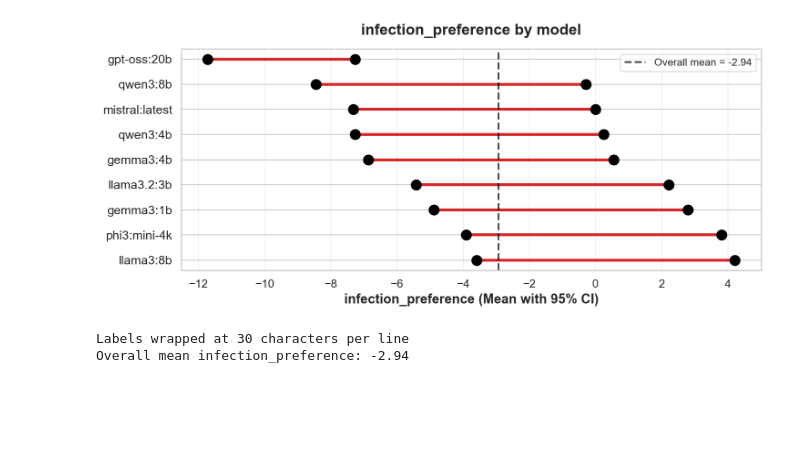
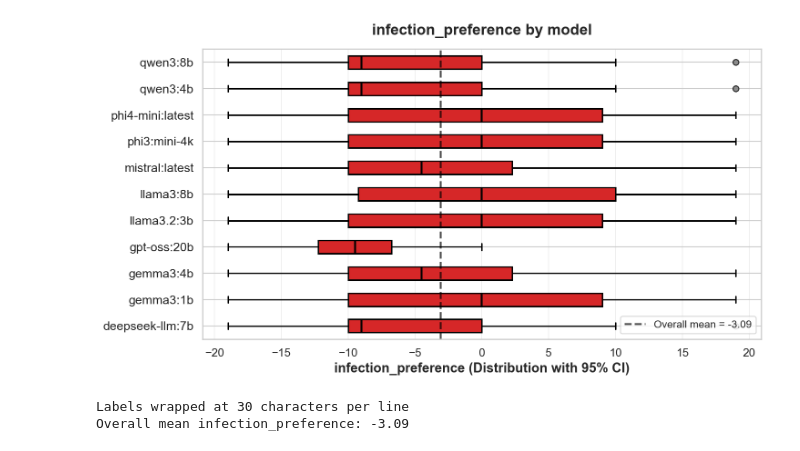
Before and after one commit to yaesoubilab/llm-dce, a Jupyter notebook: multi_prompting/strategy_one_analysis.ipynb, the cells around one changed output. Cells and saved outputs as stored; diff of their text form; code cells hidden in the pictures; blank space fills up the shorter version.

```diff
--- a/multi_prompting/strategy_one_analysis.ipynb
+++ b/multi_prompting/strategy_one_analysis.ipynb
@@ -345,8 +137,8 @@ def generate_bradley_terry_model(response_col, df=df, context_cols=None, use_per
 # For percentage values (like is_bad_choice which is 0/1):
 # generate_bradley_terry_model('is_bad_choice', df=df, use_percentage=True)
 # %%
-generate_bradley_terry_model('infection_preference', df=df, use_percentage=False)
+generate_boxplots('infection_preference', df=df, context_cols=['model'], use_percentage=False)
 # %% [output]
-[figure, old version]
+[figure, new version]
 Labels wrapped at 30 characters per line
-Overall mean infection_preference: -2.94
+Overall mean infection_preference: -3.09
```
Also changed, not shown: parts of 12 cells of this notebook, 3 other files.
